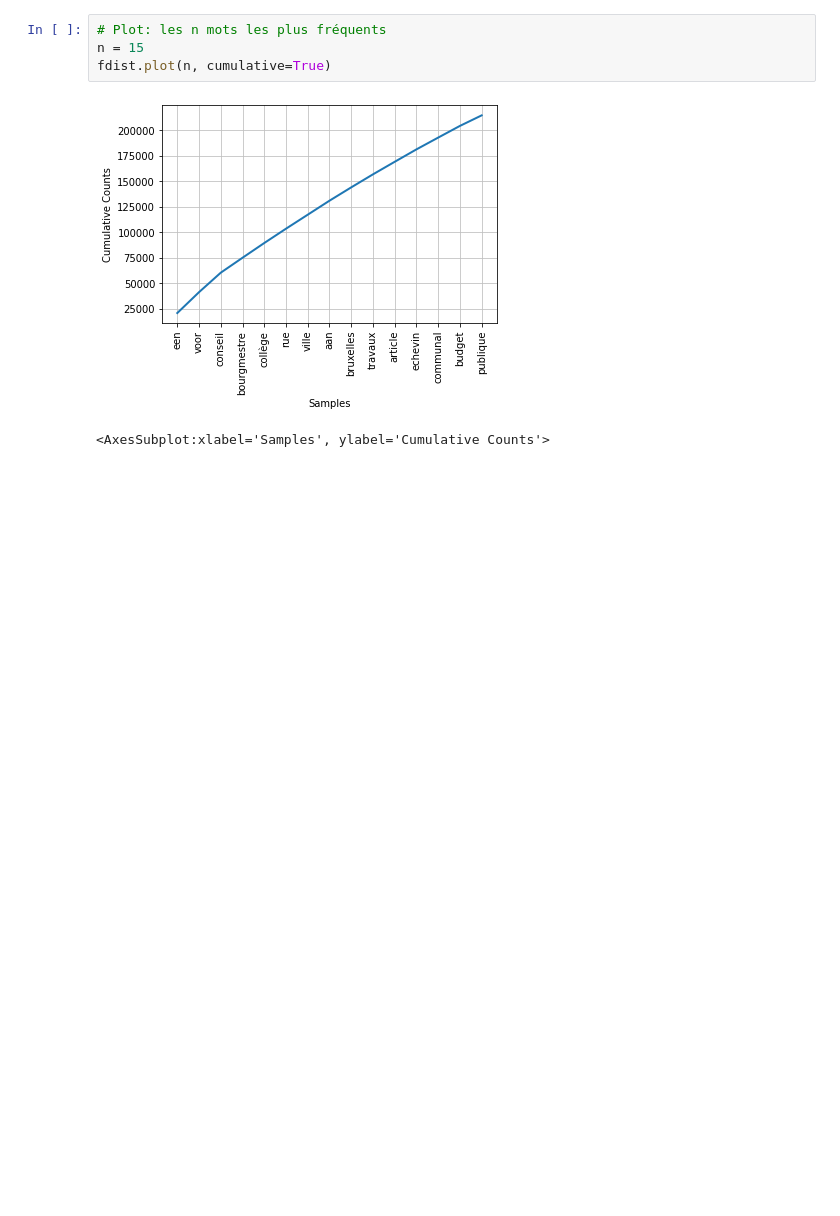
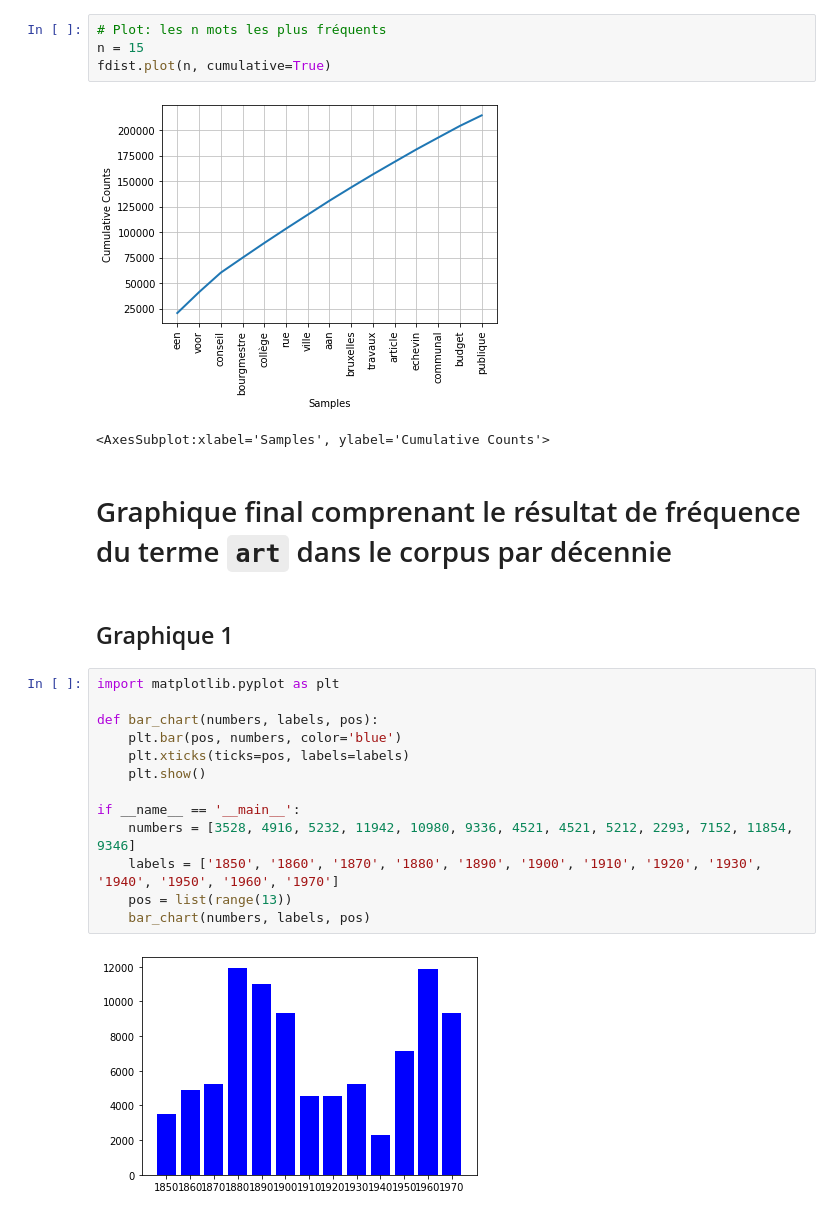
Before and after one commit to svalmara/tac, a Jupyter notebook: TP4/Freq_par_décennie.ipynb, the cells around one changed output. Saved outputs shown, nothing was run; the diff lists cells and outputs as text; blank space fills up the shorter version.

```diff
--- a/TP4/Freq_par_décennie.ipynb
+++ b/TP4/Freq_par_décennie.ipynb
@@ -1579,3 +1579,22 @@ fdist.plot(n, cumulative=True)
 # %% [output]
 [figure]
 <AxesSubplot:xlabel='Samples', ylabel='Cumulative Counts'>
+# %% [markdown]
+# Graphique final comprenant le résultat de fréquence du terme `art` dans le corpus par décennie
+# %% [markdown]
+## Graphique 1
+# %%
+import matplotlib.pyplot as plt
+
+def bar_chart(numbers, labels, pos):
+    plt.bar(pos, numbers, color='blue')
+    plt.xticks(ticks=pos, labels=labels)
+    plt.show()
+
+if __name__ == '__main__':
+    numbers = [3528, 4916, 5232, 11942, 10980, 9336, 4521, 4521, 5212, 2293, 7152, 11854, 9346]
+    labels = ['1850', '1860', '1870', '1880', '1890', '1900', '1910', '1920', '1930', '1940', '1950', '1960', '1970']
+    pos = list(range(13))
+    bar_chart(numbers, labels, pos)
+# %% [output]
+[figure, added]
```
Also changed, not shown: parts of 3 cells of this notebook, 6 other files.
